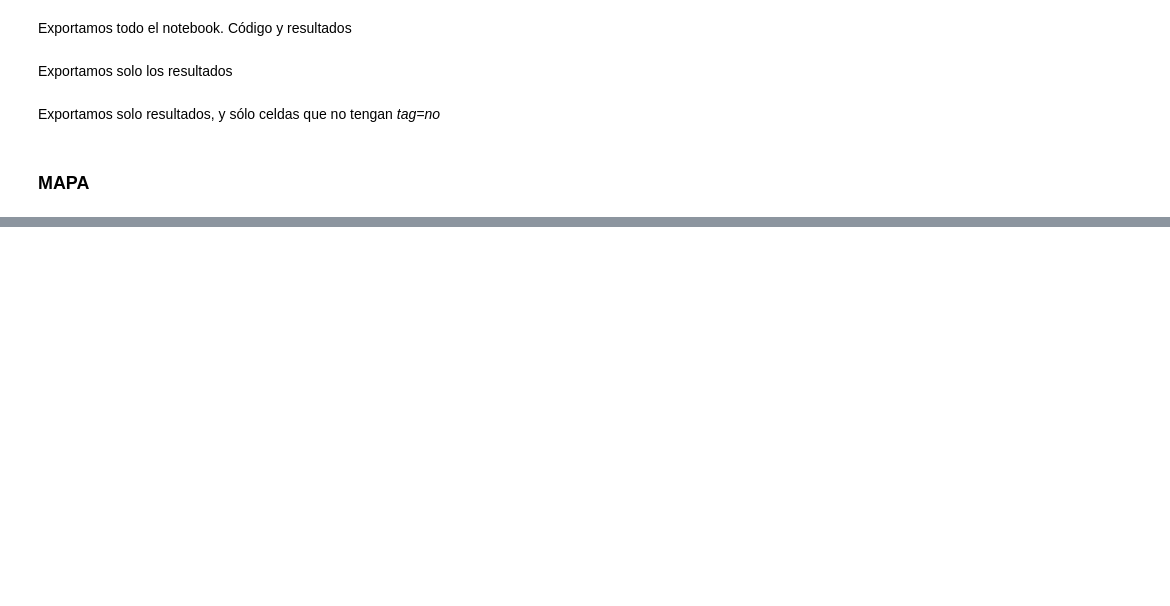
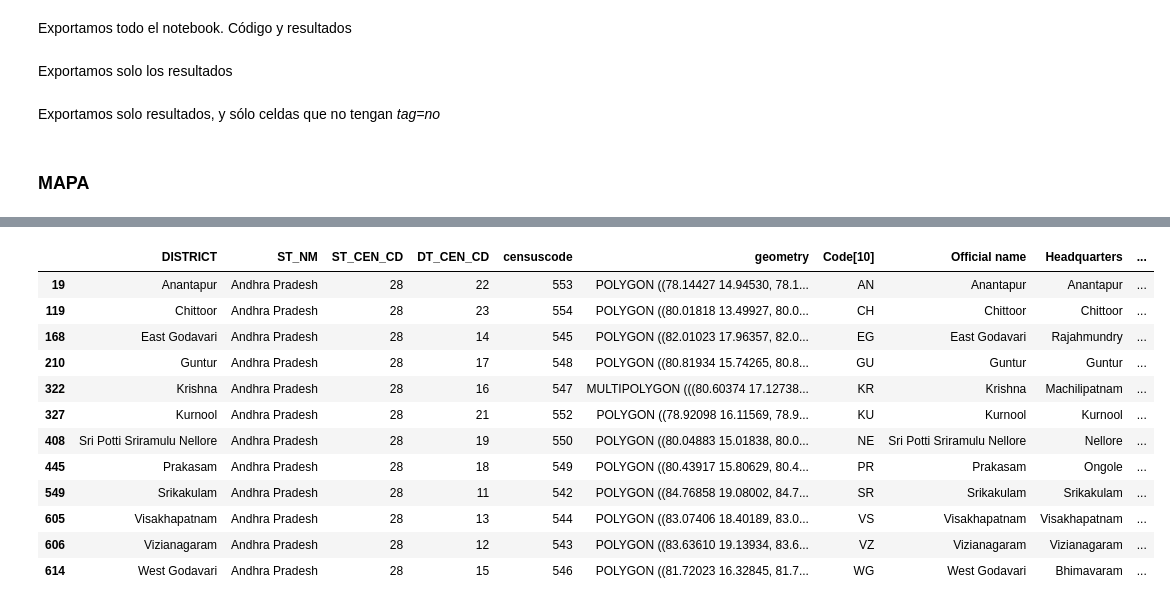
Before and after one commit to matog/iSalud-IntroCienciaDeDatos, a Jupyter notebook: Clase2-India.ipynb, the cells around one changed output, grey strips where cells are left out. Cells and saved outputs as stored; diff of their text form; code cells hidden in the pictures; blank space fills up the shorter version.

```diff
--- a/Clase2-India.ipynb
+++ b/Clase2-India.ipynb
@@ -510,5 +795,5 @@ Exportamos solo resultados, y sólo celdas que no tengan _tag=no_
 # %%
 import geopandas
 # %%
-df = geopandas.read_file('Census_2011/2011_Dist.shp')
+dfg = geopandas.read_file('Census_2011/2011_Dist.shp')
 # %%
@@ -518,5 +817,5 @@ df['geometry'].plot()
 # %%
-df = pd.merge(df,
+df = pd.merge(dfg,
               df_merged,
               left_on = 'DISTRICT',
               right_on ='Official name',
@@ -525,5 +840,21 @@ df = pd.merge(df,
 # %%
 df = df.loc[df['Population']>0]
+# %%
+df
+# %% [output]
+|  | DISTRICT | ST_NM | ST_CEN_CD | DT_CEN_CD | censuscode | geometry | Code[10] | Official name | Headquarters | ... |
+| 19 | Anantapur | Andhra Pradesh | 28 | 22 | 553 | POLYGON ((78.14427 14.94530, 78.1... | AN | Anantapur | Anantapur | ... |
+| 119 | Chittoor | Andhra Pradesh | 28 | 23 | 554 | POLYGON ((80.01818 13.49927, 80.0... | CH | Chittoor | Chittoor | ... |
+| 168 | East Godavari | Andhra Pradesh | 28 | 14 | 545 | POLYGON ((82.01023 17.96357, 82.0... | EG | East Godavari | Rajahmundry | ... |
+| 210 | Guntur | Andhra Pradesh | 28 | 17 | 548 | POLYGON ((80.81934 15.74265, 80.8... | GU | Guntur | Guntur | ... |
+| 322 | Krishna | Andhra Pradesh | 28 | 16 | 547 | MULTIPOLYGON (((80.60374 17.12738... | KR | Krishna | Machilipatnam | ... |
+| 327 | Kurnool | Andhra Pradesh | 28 | 21 | 552 | POLYGON ((78.92098 16.11569, 78.9... | KU | Kurnool | Kurnool | ... |
+| 408 | Sri Potti Sriramulu Nellore | Andhra Pradesh | 28 | 19 | 550 | POLYGON ((80.04883 15.01838, 80.0... | NE | Sri Potti Sriramulu Nellore | Nellore | ... |
+| 445 | Prakasam | Andhra Pradesh | 28 | 18 | 549 | POLYGON ((80.43917 15.80629, 80.4... | PR | Prakasam | Ongole | ... |
+| 549 | Srikakulam | Andhra Pradesh | 28 | 11 | 542 | POLYGON ((84.76858 19.08002, 84.7... | SR | Srikakulam | Srikakulam | ... |
+| 605 | Visakhapatnam | Andhra Pradesh | 28 | 13 | 544 | POLYGON ((83.07406 18.40189, 83.0... | VS | Visakhapatnam | Visakhapatnam | ... |
+| 606 | Vizianagaram | Andhra Pradesh | 28 | 12 | 543 | POLYGON ((83.63610 19.13934, 83.6... | VZ | Vizianagaram | Vizianagaram | ... |
+| 614 | West Godavari | Andhra Pradesh | 28 | 15 | 546 | POLYGON ((81.72023 16.32845, 81.7... | WG | West Godavari | Bhimavaram | ... |
 # %%
 fig, ax = plt.subplots(1, figsize=(10,6))
 df.plot(column='Population', cmap='Blues', linewidth=1, ax=ax, edgecolor='0.9', legend = True)
```
Also changed, not shown: parts of 32 cells of this notebook, 1 other file.
